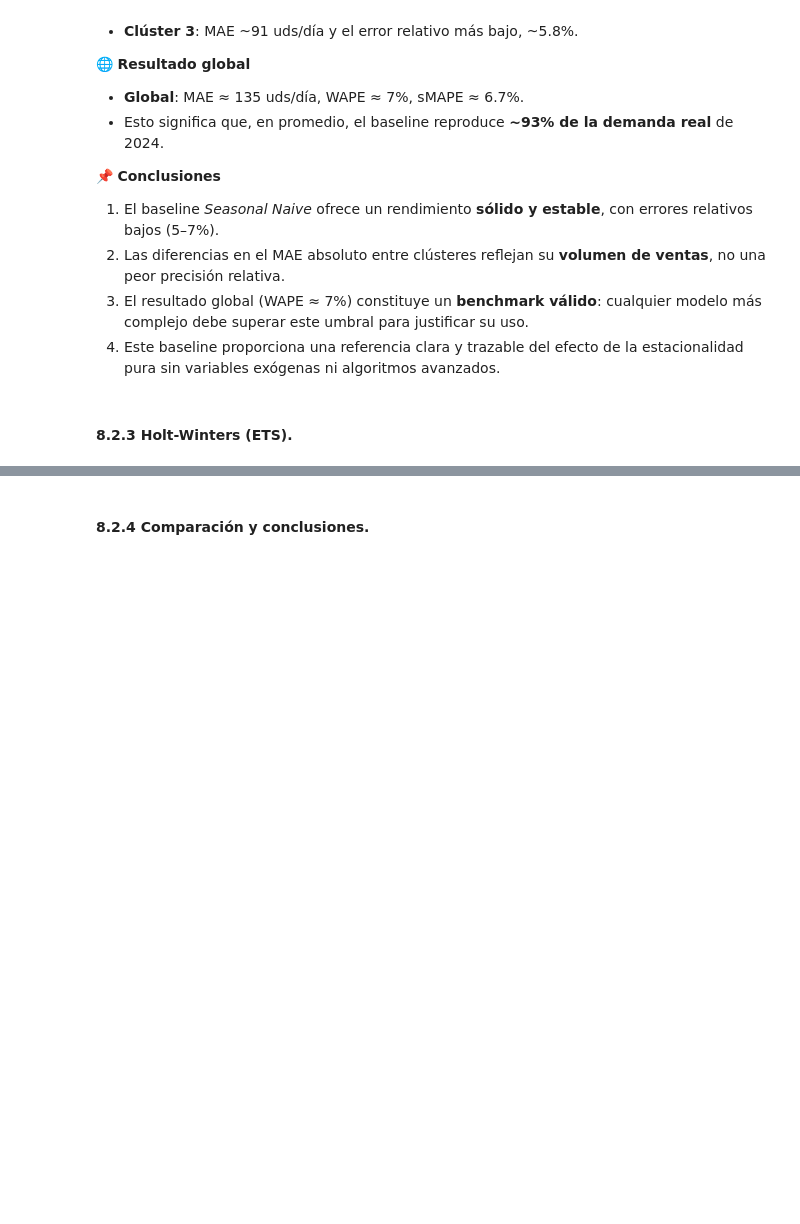
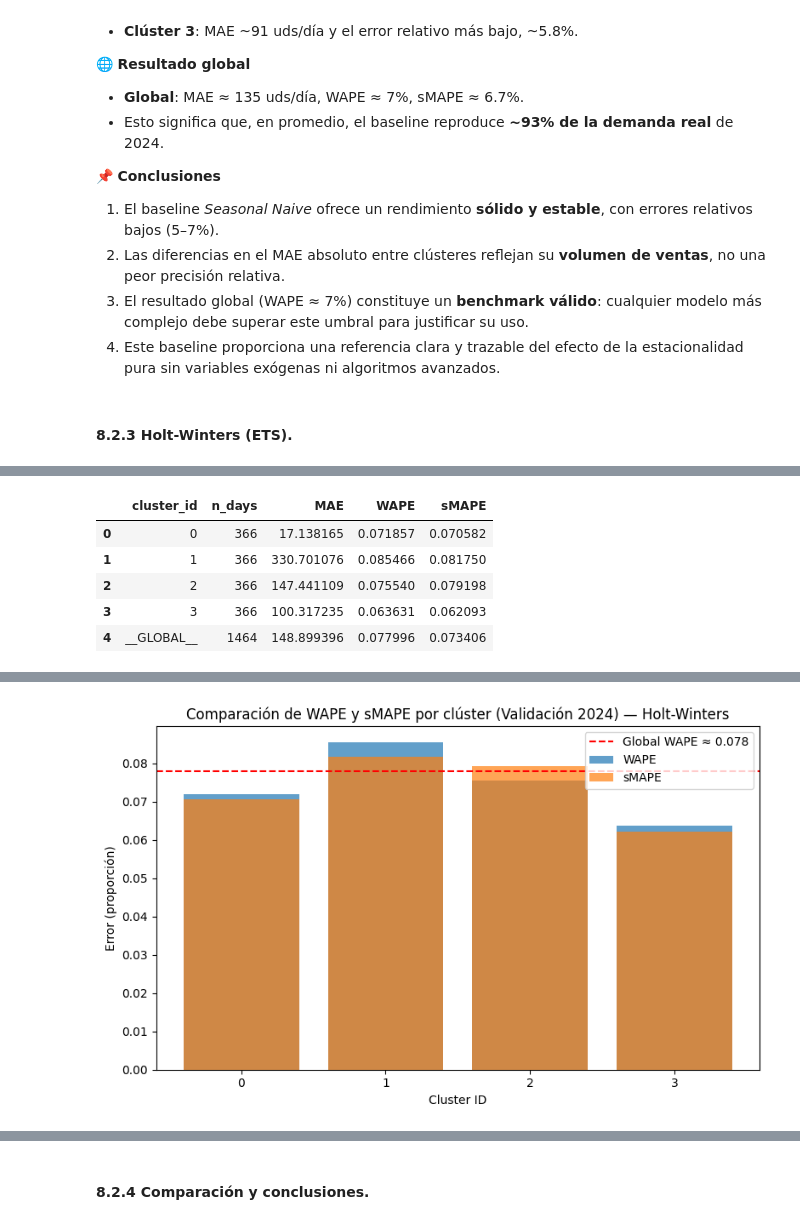
Before and after one commit to CrisRodFer/PFM2_Asistente_Compras_Inteligente, a Jupyter notebook: notebooks/PFM2_Modelado_y_app.ipynb, the cells around one changed output, grey strips where cells are left out. Saved outputs shown, nothing was run; the diff lists cells and outputs as text; code cells hidden in the pictures; blank space fills up the shorter version.

```diff
--- a/notebooks/PFM2_Modelado_y_app.ipynb
+++ b/notebooks/PFM2_Modelado_y_app.ipynb
@@ -1658,0 +1817,51 @@ Se calcularán **MAE, WAPE y sMAPE** a nivel de clúster tanto en validación (2
+# %%
+import pandas as pd
+import matplotlib.pyplot as plt
+from pathlib import Path
+
+# ------------------------------------------------------------------------------------
+# Localizar raíz del repo
+def find_repo_root(start: Path = None) -> Path:
+    start = (start or Path.cwd()).resolve()
+    for p in [start, *start.parents]:
+        if (p / "scripts" / "modeling").exists():
+            return p
+    raise FileNotFoundError("No se encontró 'scripts/modeling' subiendo desde el CWD.")
+
+ROOT = find_repo_root()
+
+# Ruta al CSV de métricas de Holt-Winters
+metrics_path = ROOT / "reports" / "baselines" / "holt_winters" / "metrics_validation.csv"
+
+metrics_val = pd.read_csv(metrics_path)
+CLUSTER_COL = "cluster_id"
+
+# Mostrar tabla ordenada por cluster_id
+display(metrics_val.sort_values(CLUSTER_COL))
+
+# ---------------- Gráfico comparativo WAPE y sMAPE por clúster ----------------
+clusters = metrics_val[metrics_val[CLUSTER_COL] != "__GLOBAL__"].copy()
+clusters = clusters.sort_values(CLUSTER_COL)  # ordenar por cluster_id
+
+plt.figure(figsize=(8,5))
+plt.bar(clusters[CLUSTER_COL], clusters["WAPE"], label="WAPE", alpha=0.7)
+plt.bar(clusters[CLUSTER_COL], clusters["sMAPE"], label="sMAPE", alpha=0.7)
+
+# Línea horizontal con el WAPE global
+if (metrics_val[CLUSTER_COL] == "__GLOBAL__").any():
+    wape_global = metrics_val.loc[metrics_val[CLUSTER_COL] == "__GLOBAL__", "WAPE"].values[0]
+    plt.axhline(wape_global, color="red", linestyle="--", label=f"Global WAPE ≈ {wape_global:.3f}")
+
+plt.title("Comparación de WAPE y sMAPE por clúster (Validación 2024) — Holt-Winters")
+plt.xlabel("Cluster ID")
+plt.ylabel("Error (proporción)")  # 0.07 = 7%
+plt.legend()
+plt.tight_layout()
+plt.show()
+# %% [output]
+|  | cluster_id | n_days | MAE | WAPE | sMAPE |
+| 0 | 0 | 366 | 17.138165 | 0.071857 | 0.070582 |
+| 1 | 1 | 366 | 330.701076 | 0.085466 | 0.081750 |
+| 2 | 2 | 366 | 147.441109 | 0.075540 | 0.079198 |
+| 3 | 3 | 366 | 100.317235 | 0.063631 | 0.062093 |
+| 4 | __GLOBAL__ | 1464 | 148.899396 | 0.077996 | 0.073406 |
@@ -1658,0 +1871 @@ Se calcularán **MAE, WAPE y sMAPE** a nivel de clúster tanto en validación (2
+[figure, added]
```
Also changed, not shown: parts of 20 cells of this notebook.
